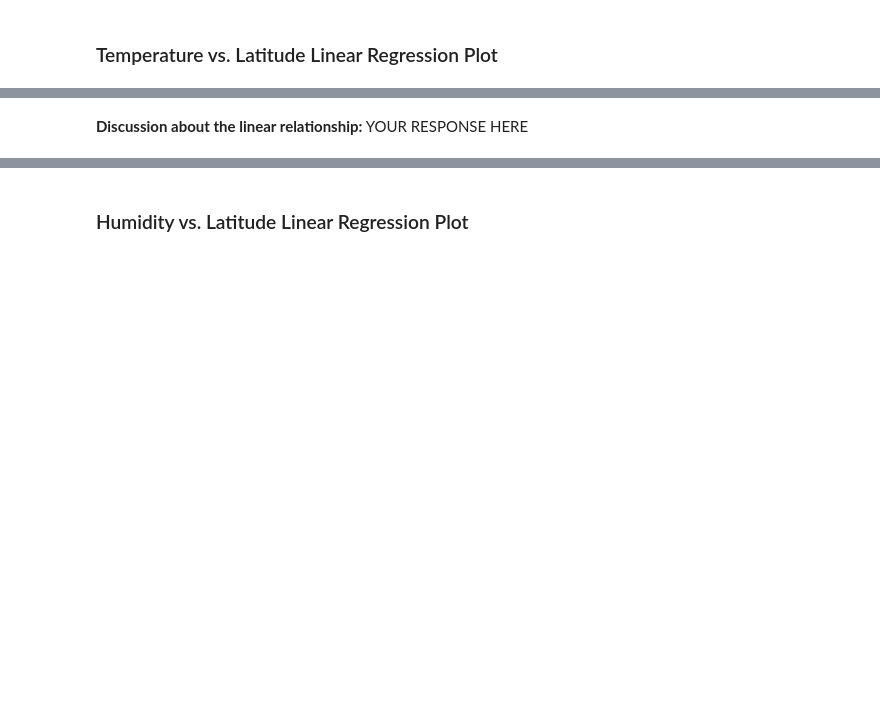
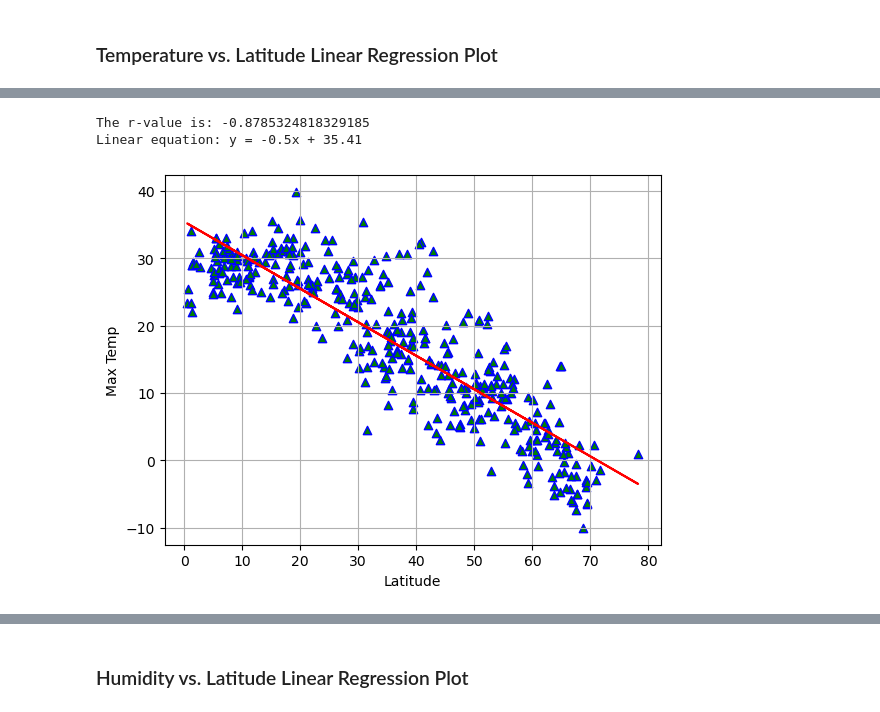
Before and after one commit to ndchian/python-api-challenge, a Jupyter notebook: WeatherPy/starter_code/WeatherPy.ipynb, the cells around one changed output, grey strips where cells are left out. Cells and saved outputs as stored; diff of their text form; code cells hidden in the pictures; blank space fills up the shorter version.

```diff
--- a/WeatherPy/starter_code/WeatherPy.ipynb
+++ b/WeatherPy/starter_code/WeatherPy.ipynb
@@ -272,3 +269,13 @@ plt.show()
+# %%
+# Define a function to create Linear Regression plots
+def linReg(x,y):
+    (slope,intercept,rvalue,pvalue,stderror)=linregress(x,y)
+    reg_values= x*slope + intercept
+    plt.plot(x,reg_values,color='r')
+    line_eq = f'y = {(round(slope,2))}x + {(round(intercept,2))}'
+    print(f'The r-value is: {rvalue}')
+    line_eq = f'y = {(round(slope,2))}x + {(round(intercept,2))}'
+    print(f'Linear equation: {line_eq}')
 # %%
 # Create a DataFrame with the Northern Hemisphere data (Latitude >= 0)
 northern_hemi_df = city_data_df.loc[city_data_df['Lat']>= 0,:]
@@ -314,2 +309,18 @@ The r-value is: 0.4121057168607245
-# %% [markdown]
-**Discussion about the linear relationship:** YOUR RESPONSE HERE
+# %%
+# Linear regression on Northern Hemisphere
+plt.scatter(northern_hemi_df['Lat'],northern_hemi_df['Max Temp'], marker='^', facecolors='green', edgecolors='blue')
+
+# add graph qualities
+plt.xlabel("Latitude")
+plt.ylabel("Max Temp")
+plt.grid()
+
+# plot details
+x = northern_hemi_df['Lat']
+y = northern_hemi_df['Max Temp']
+linReg(x,y)
+plt.show()
+# %% [output]
+The r-value is: -0.8785324818329185
+Linear equation: y = -0.5x + 35.41
+[figure, added]
```
Also changed, not shown: parts of 34 cells of this notebook, 6 other files.
